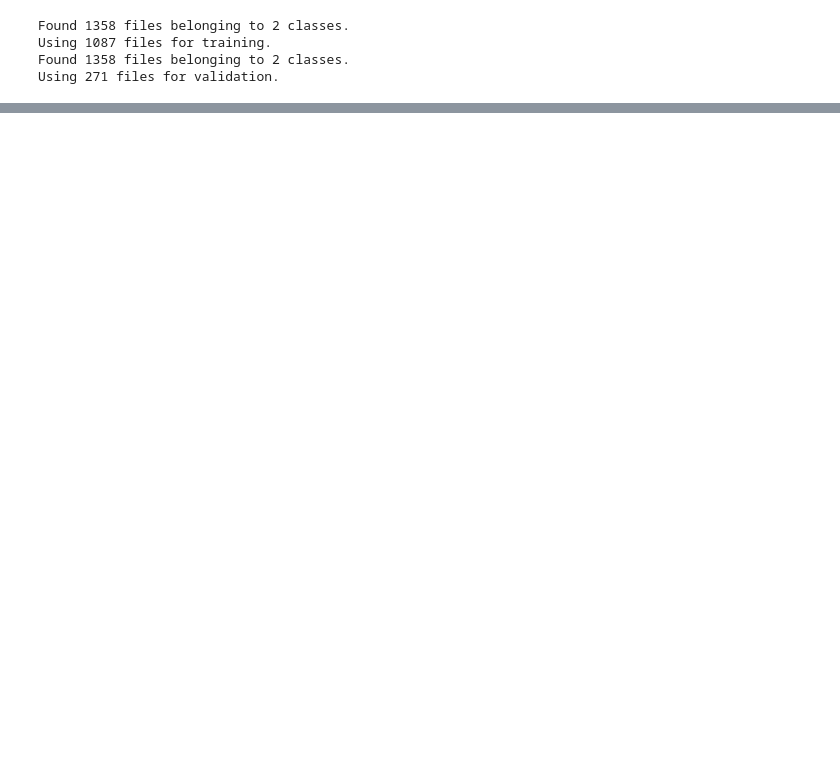
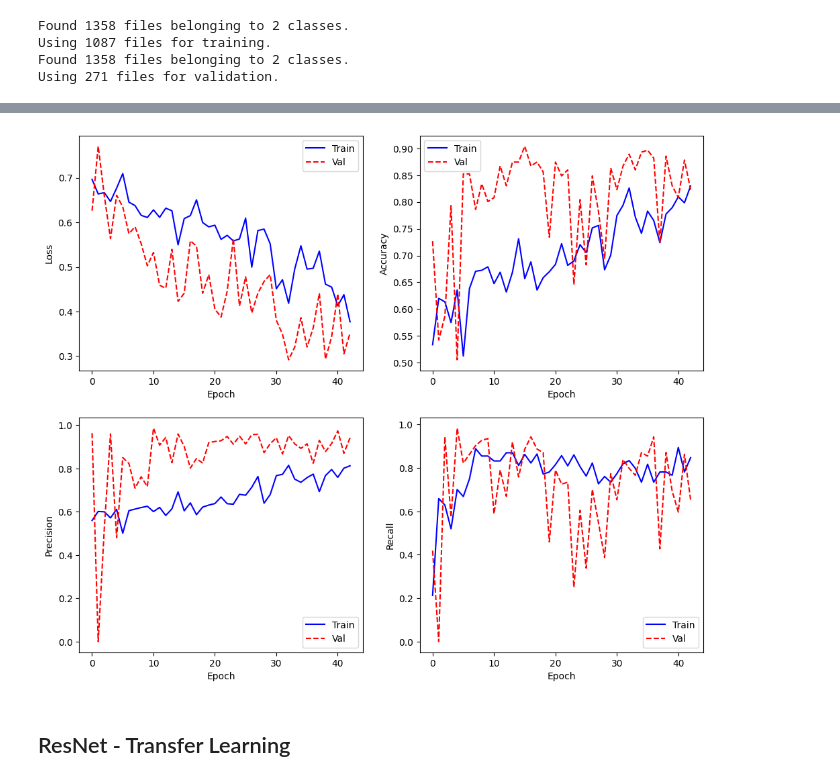
Before and after one commit to gordoaraujo/cl_dl_challenge, a Jupyter notebook: notebooks/Jose_Hurricane_Damage_Detector_Analysis.ipynb, the cells around one changed output, grey strips where cells are left out. Saved outputs shown, nothing was run; the diff lists cells and outputs as text; code cells hidden in the pictures; blank space fills up the shorter version.

```diff
--- a/notebooks/Jose_Hurricane_Damage_Detector_Analysis.ipynb
+++ b/notebooks/Jose_Hurricane_Damage_Detector_Analysis.ipynb
@@ -204,0 +471,6 @@ __Be careful here and don't add too many transforms which can distort the images
+# %%
+plot_metrics(history)
+# %% [output]
+[figure, added]
+# %% [markdown]
+## ResNet - Transfer Learning
```
Also changed, not shown: parts of 41 cells of this notebook, 2 other files.
